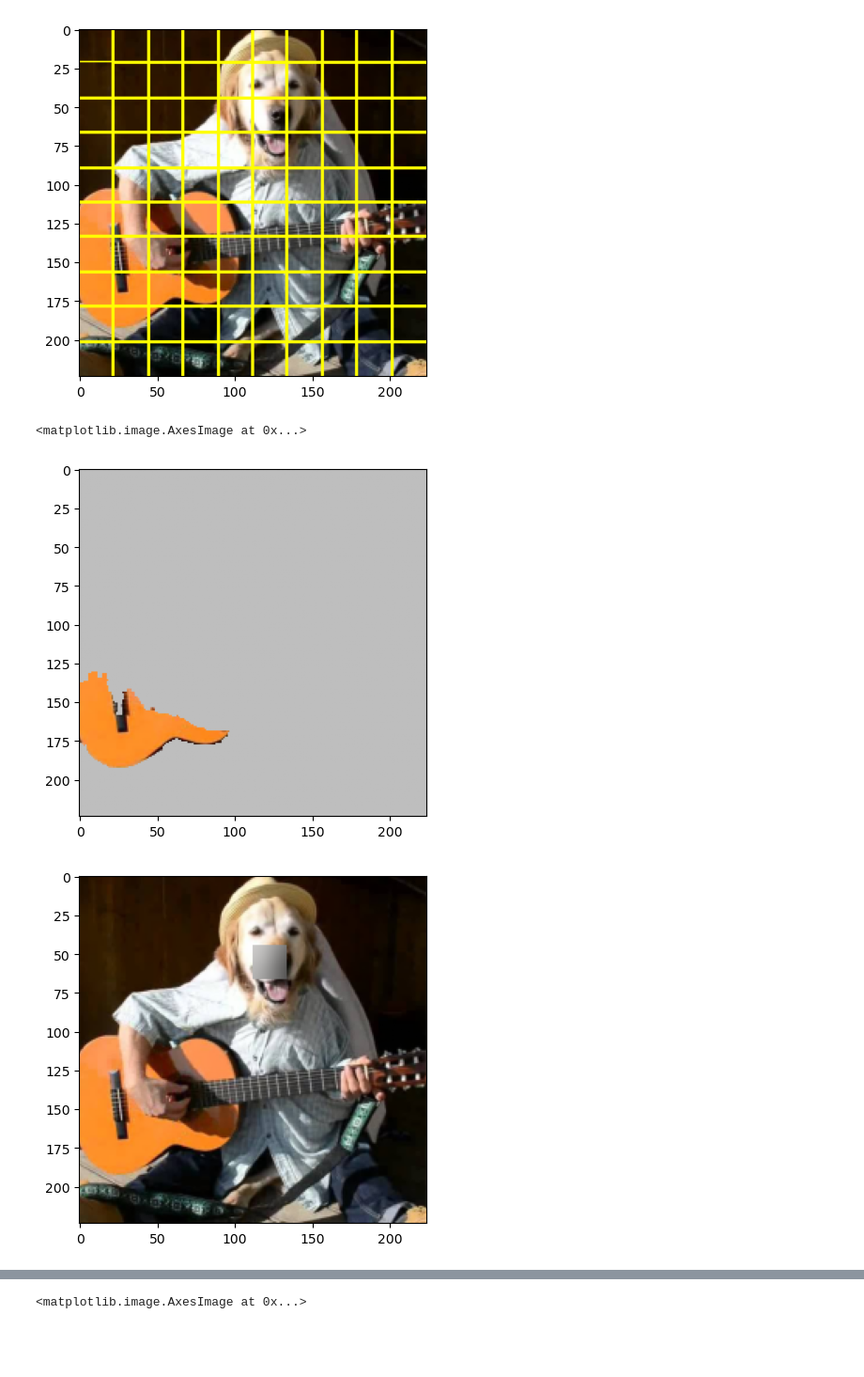
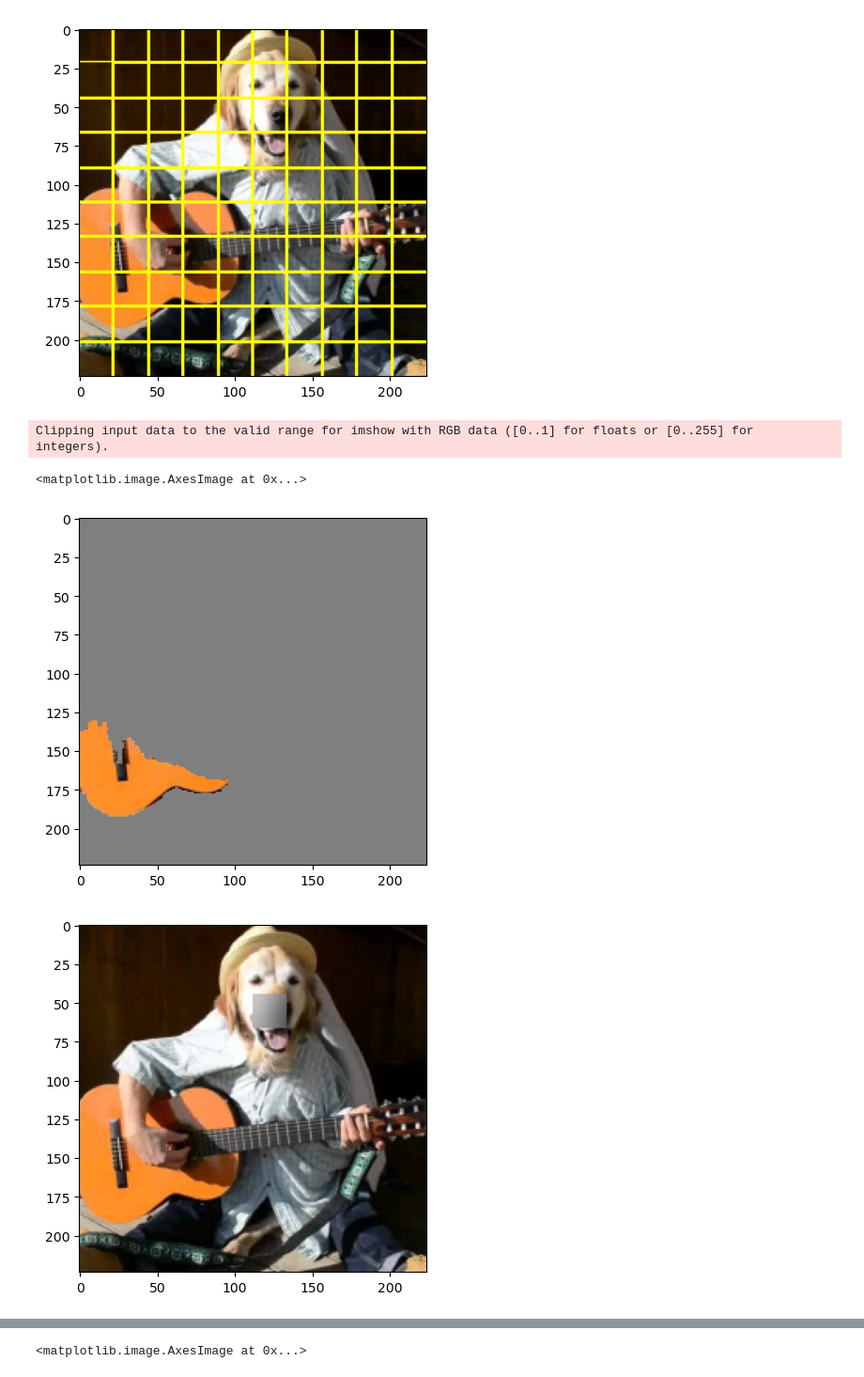
Before and after one commit to guspih/post-hoc-image-perturbation, a Jupyter notebook: torchvision_showcase.ipynb, the cells around one changed output, grey strips where cells are left out. Shown at 94% size. Saved outputs shown, nothing was run; the diff lists cells and outputs as text; code cells hidden in the pictures; blank space fills up the shorter version.

Commit message:
test: Showcases now works without cast_image and adheres to use of float images

```diff
--- a/torchvision_showcase.ipynb
+++ b/torchvision_showcase.ipynb
@@ -26,7 +26,7 @@ from evaluation import auc_sampler
 np.random.seed(0)
 # %%
 # Collecting the image and resizing to fit later model input
-img = resize(np.array(Image.open('images/LabradorPlayingGuitar.jpg')), (224,224,3))
+img = resize(np.array(Image.open('images/LabradorPlayingGuitar.jpg')), (224,224,3)).astype(np.float32)
 
 # Segmenting the image into a grid or with SLIC
 slic_segments, slic_masks, slic_masks = WrapperSegmenter(slic, n_segments=50, compactness=10, start_label=0)(img)
@@ -48,34 +48,35 @@ plt.imshow(mark_boundaries(img, grid_segments))
 # %%
 # Create the samples that indicate which segments to include and which to perturb
 # In this case the standard samplers for each attribution method is used
 shap_slic_samples = ShapSampler()(nr_slic_segments, sample_size=nr_slic_segments*2+2)
 ciu_grid_samples  = SingleFeatureSampler(add_none=True)(nr_grid_segments)
 rise_grid_samples = RandomSampler()(nr_grid_segments, sample_size=nr_grid_segments)
 
 # Combines the samples with the segment masks to create masks for where to perturb the image
 shap_perturbation_masks = perturbation_masks(slic_masks, shap_slic_samples)
 ciu_perturbation_masks  = perturbation_masks(grid_masks, ciu_grid_samples)
 rise_perturbation_masks = perturbation_masks(faded_grid_masks, rise_grid_samples)
 
 # Creating perturbed versions of the image for each sample using the different perturbation masks
 # Images are perturbed by replacing masked pixels with a static color, blurring, or replacing with noise
-gray_perturbation = SingleColorPerturber(color=np.array((190,190,190))) #Create a reusable perturber so we can use it later to visualize
+gray_perturbation = SingleColorPerturber(color=np.array((0.5,0.5,0.5))) #Create a reusable perturber so we can use it later to visualize
 perturbed_shap_imgs, shap_samples = gray_perturbation(img, shap_perturbation_masks, shap_slic_samples)
 blur_perturbation = TransformPerturber(gaussian, sigma=10) # Reusable perturber for visualization later
 perturbed_ciu_imgs, ciu_samples   = blur_perturbation(img, ciu_perturbation_masks, ciu_grid_samples)
 rand_img = np.random.rand(*img.shape) # Create a random noisy image to replace masked pixels with
 perturbed_rise_imgs, rise_samples = ReplaceImagePerturber(rand_img)(img, rise_perturbation_masks, rise_grid_samples)
 
 # Displaying some perturbed images
 plt.figure()
 plt.imshow(perturbed_shap_imgs[25])
 plt.figure()
 plt.imshow(perturbed_ciu_imgs[25])
 plt.figure()
 plt.imshow(perturbed_rise_imgs[25])
 # %% [output]
-<matplotlib.image.AxesImage at 0x...>
+Clipping input data to the valid range for imshow with RGB data ([0..1] for floats or [0..255] for integers).
+<matplotlib.image.AxesImage at 0x...>
-[figure, old version]
+[figure, new version]
 [figure]
 [figure]
 # %%
```
Also changed, not shown: parts of 3 cells of this notebook, 1 other file.
